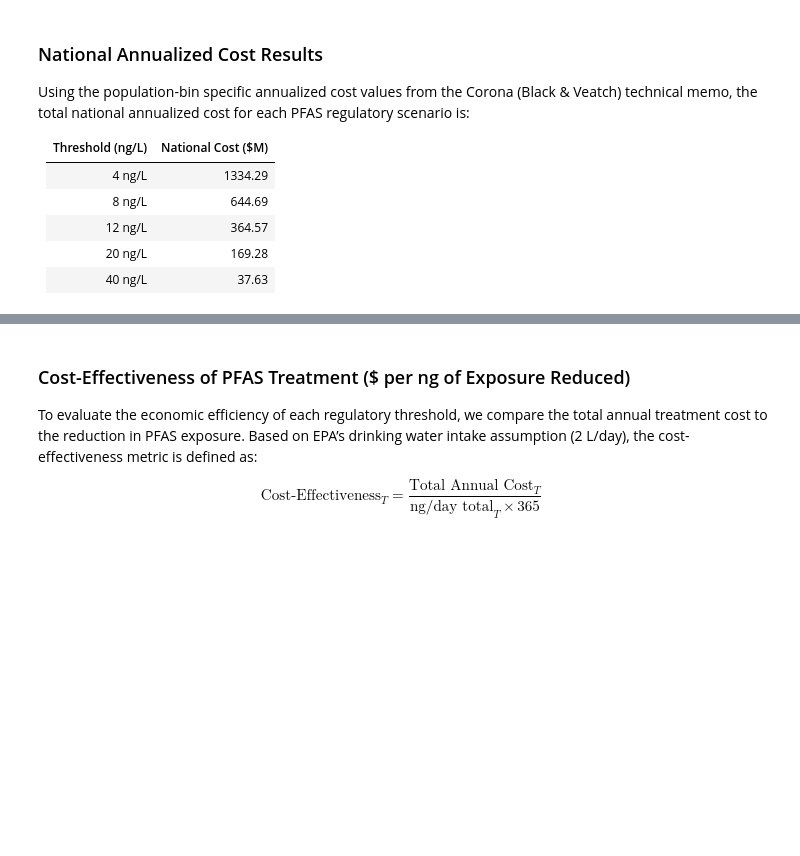
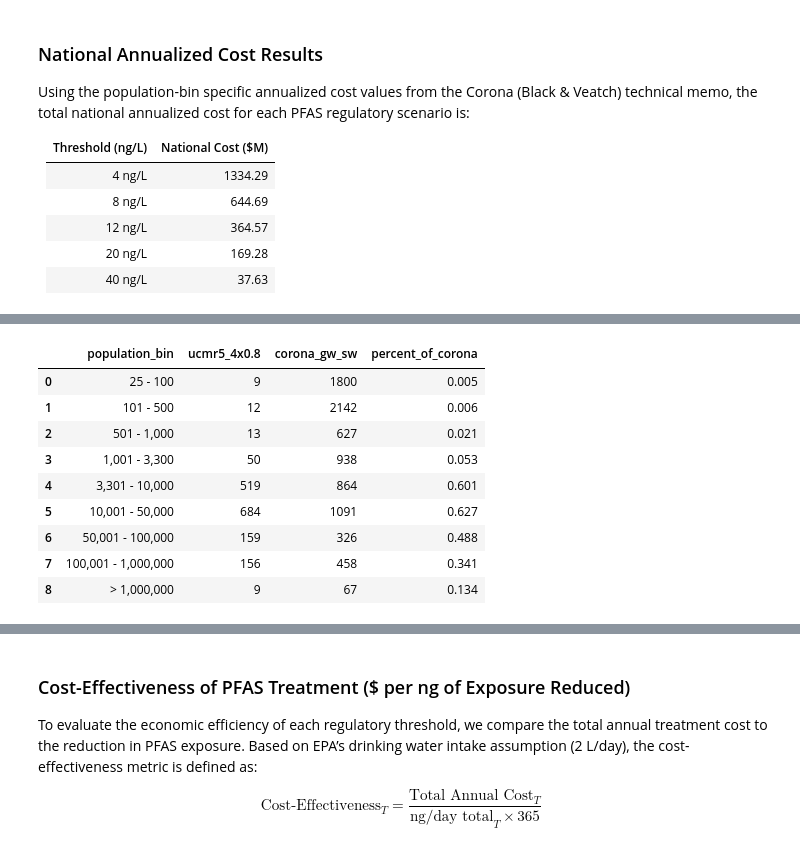
Before and after one commit to brahmee07/Pfas_water_research, a Jupyter notebook: Pfas_cost_risk_analysis.ipynb, the cells around one changed output, grey strips where cells are left out. Drawn from its saved outputs; the diff is of its cells as text; code cells hidden in the pictures; blank space fills up the shorter version.

```diff
--- a/Pfas_cost_risk_analysis.ipynb
+++ b/Pfas_cost_risk_analysis.ipynb
@@ -327,0 +345,36 @@ comparison_table
+# %%
+rows = []
+
+for pop in popbin_cost_map.keys():
+
+    bin_df = df[df["population_bin"] == pop]
+
+    # UCMR5 systems exceeding 4 × 0.8
+    ucmr5_count = bin_df["exceeds_threshold(0.004*0.8)"].sum()
+
+
+    # Corona national entry points
+    corona_count = corona_table3[pop]
+
+    percent_of_corona = ucmr5_count / corona_count
+
+    rows.append({
+        "population_bin": pop,
+        "ucmr5_4x0.8": ucmr5_count,
+        "corona_gw_sw": corona_count,
+        "percent_of_corona": round(percent_of_corona, 3)
+    })
+
+corona_comparison = pd.DataFrame(rows)
+corona_comparison
+# %% [output]
+|  | population_bin | ucmr5_4x0.8 | corona_gw_sw | percent_of_corona |
+| 0 | 25 - 100 | 9 | 1800 | 0.005 |
+| 1 | 101 - 500 | 12 | 2142 | 0.006 |
+| 2 | 501 - 1,000 | 13 | 627 | 0.021 |
+| 3 | 1,001 - 3,300 | 50 | 938 | 0.053 |
+| 4 | 3,301 - 10,000 | 519 | 864 | 0.601 |
+| 5 | 10,001 - 50,000 | 684 | 1091 | 0.627 |
+| 6 | 50,001 - 100,000 | 159 | 326 | 0.488 |
+| 7 | 100,001 - 1,000,000 | 156 | 458 | 0.341 |
+| 8 | > 1,000,000 | 9 | 67 | 0.134 |
```
Also changed, not shown: parts of 12 cells of this notebook.
